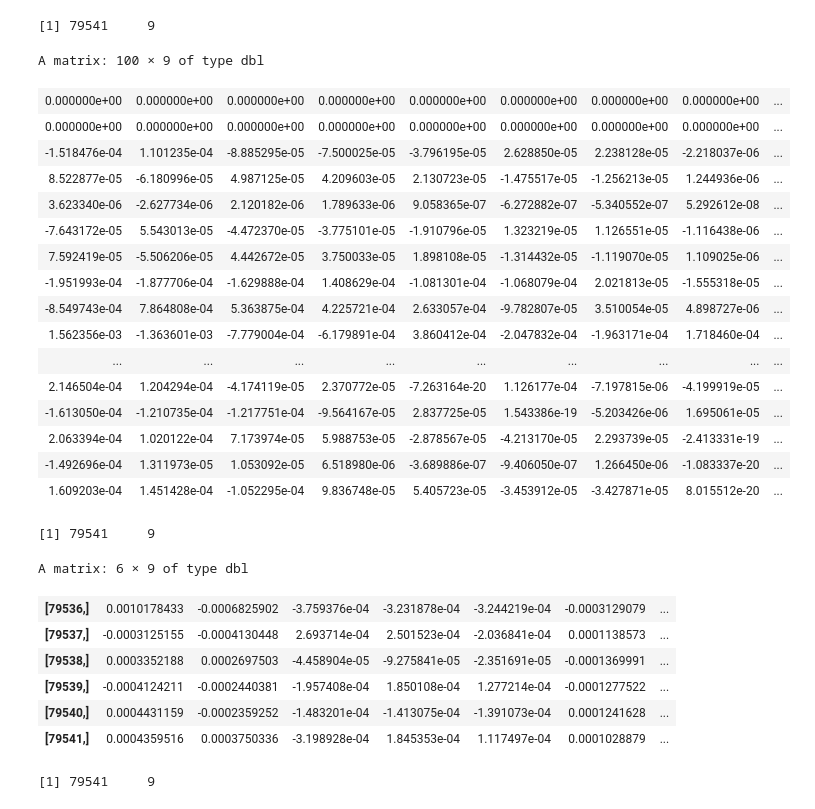
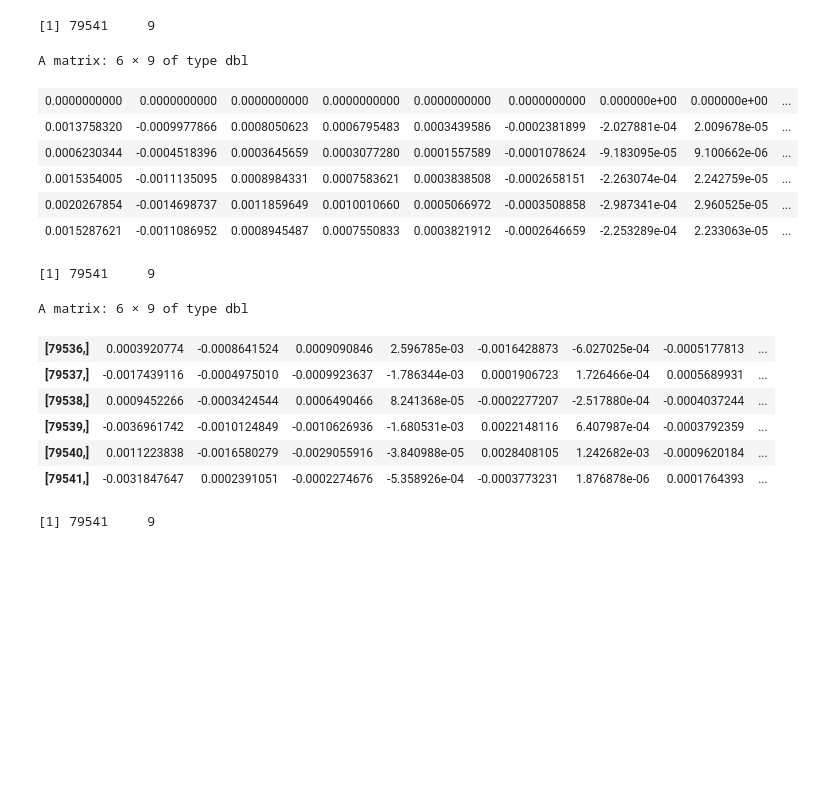
Before and after one commit to YunfengLiu/xpca, a Jupyter notebook: ewmpca-r.ipynb, the cells around one changed output. Drawn from its saved outputs; the diff is of its cells as text; code cells hidden in the pictures; blank space fills up the shorter version.

```diff
--- a/ewmpca-r.ipynb
+++ b/ewmpca-r.ipynb
@@ -99,31 +99,21 @@ A matrix: 9 × 9 of type dbl
 | -0.4449276 | 0.29172639 | 7.193356e-01 | -4.161549e-01 | 5.571709e-03 | -1.115874e-01 | -6.398850e-02 | -9.863625e-02 | ... |
 | -0.3309962 | 0.09877456 | -1.675363e-01 | 1.160182e-01 | -6.701439e-01 | -3.921319e-01 | -9.788791e-03 | 4.860045e-01 | ... |
 # %%
-ewm_pca = ewmpca3(df[,1:9], 0.9305, W_init);
+ewm_pca = ewmpca(df[,1:9], 0.9305, W_init);
 # %%
 dim(ewm_pca);
 # %% [output]
 [1] 79541     9
 # %%
-head(ewm_pca, 100);
+head(ewm_pca);
 # %% [output]
-A matrix: 100 × 9 of type dbl
+A matrix: 6 × 9 of type dbl
-| 0.000000e+00 | 0.000000e+00 | 0.000000e+00 | 0.000000e+00 | 0.000000e+00 | 0.000000e+00 | 0.000000e+00 | 0.000000e+00 | ... |
-| 0.000000e+00 | 0.000000e+00 | 0.000000e+00 | 0.000000e+00 | 0.000000e+00 | 0.000000e+00 | 0.000000e+00 | 0.000000e+00 | ... |
-| -1.518476e-04 | 1.101235e-04 | -8.885295e-05 | -7.500025e-05 | -3.796195e-05 | 2.628850e-05 | 2.238128e-05 | -2.218037e-06 | ... |
-| 8.522877e-05 | -6.180996e-05 | 4.987125e-05 | 4.209603e-05 | 2.130723e-05 | -1.475517e-05 | -1.256213e-05 | 1.244936e-06 | ... |
-| 3.623340e-06 | -2.627734e-06 | 2.120182e-06 | 1.789633e-06 | 9.058365e-07 | -6.272882e-07 | -5.340552e-07 | 5.292612e-08 | ... |
-| -7.643172e-05 | 5.543013e-05 | -4.472370e-05 | -3.775101e-05 | -1.910796e-05 | 1.323219e-05 | 1.126551e-05 | -1.116438e-06 | ... |
-| 7.592419e-05 | -5.506206e-05 | 4.442672e-05 | 3.750033e-05 | 1.898108e-05 | -1.314432e-05 | -1.119070e-05 | 1.109025e-06 | ... |
-| -1.951993e-04 | -1.877706e-04 | -1.629888e-04 | 1.408629e-04 | -1.081301e-04 | -1.068079e-04 | 2.021813e-05 | -1.555318e-05 | ... |
-| -8.549743e-04 | 7.864808e-04 | 5.363875e-04 | 4.225721e-04 | 2.633057e-04 | -9.782807e-05 | 3.510054e-05 | 4.898727e-06 | ... |
-| 1.562356e-03 | -1.363601e-03 | -7.779004e-04 | -6.179891e-04 | 3.860412e-04 | -2.047832e-04 | -1.963171e-04 | 1.718460e-04 | ... |
-| ... | ... | ... | ... | ... | ... | ... | ... | ... |
-| 2.146504e-04 | 1.204294e-04 | -4.174119e-05 | 2.370772e-05 | -7.263164e-20 | 1.126177e-04 | -7.197815e-06 | -4.199919e-05 | ... |
-| -1.613050e-04 | -1.210735e-04 | -1.217751e-04 | -9.564167e-05 | 2.837725e-05 | 1.543386e-19 | -5.203426e-06 | 1.695061e-05 | ... |
-| 2.063394e-04 | 1.020122e-04 | 7.173974e-05 | 5.988753e-05 | -2.878567e-05 | -4.213170e-05 | 2.293739e-05 | -2.413331e-19 | ... |
-| -1.492696e-04 | 1.311973e-05 | 1.053092e-05 | 6.518980e-06 | -3.689886e-07 | -9.406050e-07 | 1.266450e-06 | -1.083337e-20 | ... |
-| 1.609203e-04 | 1.451428e-04 | -1.052295e-04 | 9.836748e-05 | 5.405723e-05 | -3.453912e-05 | -3.427871e-05 | 8.015512e-20 | ... |
+| 0.0000000000 | 0.0000000000 | 0.0000000000 | 0.0000000000 | 0.0000000000 | 0.0000000000 | 0.000000e+00 | 0.000000e+00 | ... |
+| 0.0013758320 | -0.0009977866 | 0.0008050623 | 0.0006795483 | 0.0003439586 | -0.0002381899 | -2.027881e-04 | 2.009678e-05 | ... |
+| 0.0006230344 | -0.0004518396 | 0.0003645659 | 0.0003077280 | 0.0001557589 | -0.0001078624 | -9.183095e-05 | 9.100662e-06 | ... |
+| 0.0015354005 | -0.0011135095 | 0.0008984331 | 0.0007583621 | 0.0003838508 | -0.0002658151 | -2.263074e-04 | 2.242759e-05 | ... |
+| 0.0020267854 | -0.0014698737 | 0.0011859649 | 0.0010010660 | 0.0005066972 | -0.0003508858 | -2.987341e-04 | 2.960525e-05 | ... |
+| 0.0015287621 | -0.0011086952 | 0.0008945487 | 0.0007550833 | 0.0003821912 | -0.0002646659 | -2.253289e-04 | 2.233063e-05 | ... |
 # %%
 dim(ewm_pca)
 # %% [output]
@@ -132,12 +122,12 @@ dim(ewm_pca)
 tail(ewm_pca)
 # %% [output]
 A matrix: 6 × 9 of type dbl
-| [79536,] | 0.0010178433 | -0.0006825902 | -3.759376e-04 | -3.231878e-04 | -3.244219e-04 | -0.0003129079 | ... |
-| [79537,] | -0.0003125155 | -0.0004130448 | 2.693714e-04 | 2.501523e-04 | -2.036841e-04 | 0.0001138573 | ... |
-| [79538,] | 0.0003352188 | 0.0002697503 | -4.458904e-05 | -9.275841e-05 | -2.351691e-05 | -0.0001369991 | ... |
-| [79539,] | -0.0004124211 | -0.0002440381 | -1.957408e-04 | 1.850108e-04 | 1.277214e-04 | -0.0001277522 | ... |
-| [79540,] | 0.0004431159 | -0.0002359252 | -1.483201e-04 | -1.413075e-04 | -1.391073e-04 | 0.0001241628 | ... |
-| [79541,] | 0.0004359516 | 0.0003750336 | -3.198928e-04 | 1.845353e-04 | 1.117497e-04 | 0.0001028879 | ... |
+| [79536,] | 0.0003920774 | -0.0008641524 | 0.0009090846 | 2.596785e-03 | -0.0016428873 | -6.027025e-04 | -0.0005177813 | ... |
+| [79537,] | -0.0017439116 | -0.0004975010 | -0.0009923637 | -1.786344e-03 | 0.0001906723 | 1.726466e-04 | 0.0005689931 | ... |
+| [79538,] | 0.0009452266 | -0.0003424544 | 0.0006490466 | 8.241368e-05 | -0.0002277207 | -2.517880e-04 | -0.0004037244 | ... |
+| [79539,] | -0.0036961742 | -0.0010124849 | -0.0010626936 | -1.680531e-03 | 0.0022148116 | 6.407987e-04 | -0.0003792359 | ... |
+| [79540,] | 0.0011223838 | -0.0016580279 | -0.0029055916 | -3.840988e-05 | 0.0028408105 | 1.242682e-03 | -0.0009620184 | ... |
+| [79541,] | -0.0031847647 | 0.0002391051 | -0.0002274676 | -5.358926e-04 | -0.0003773231 | 1.876878e-06 | 0.0001764393 | ... |
 # %%
 cross_cov = cov(cbind(classical_pca, ewm_pca))
 # %%
```
Also changed, not shown: parts of 10 cells of this notebook.
